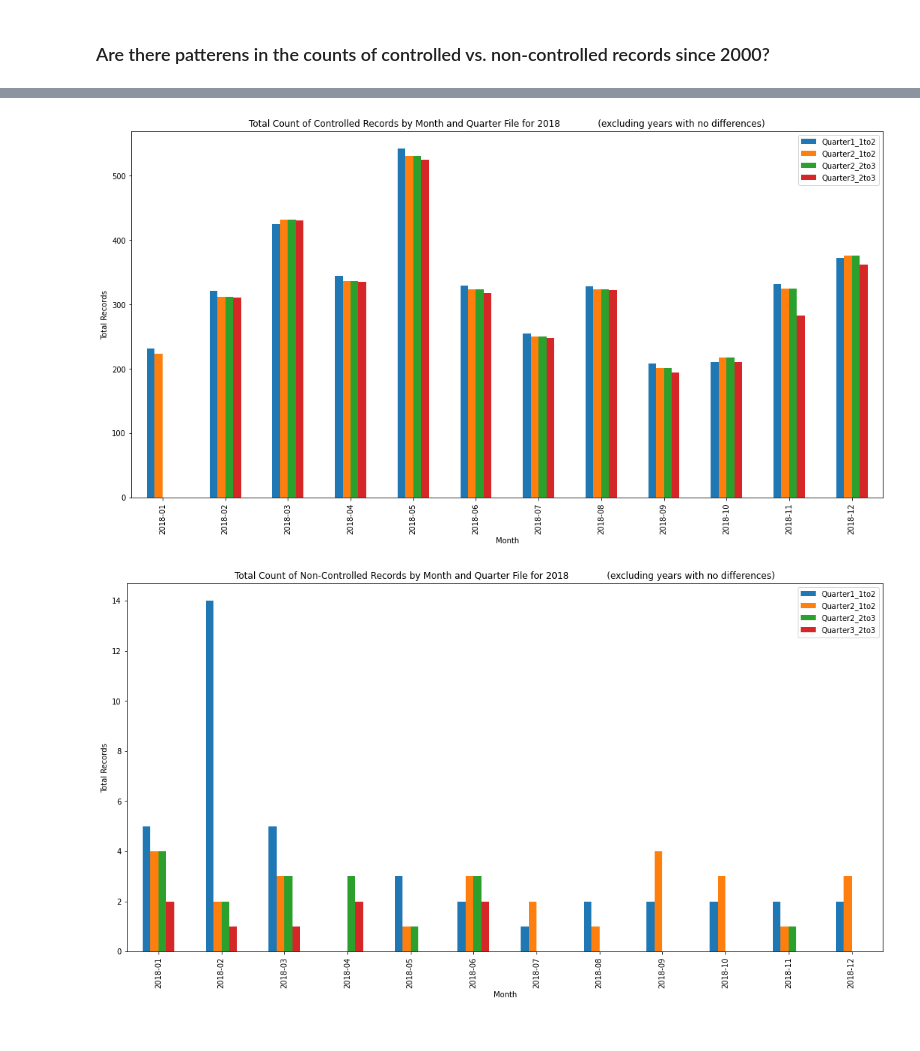
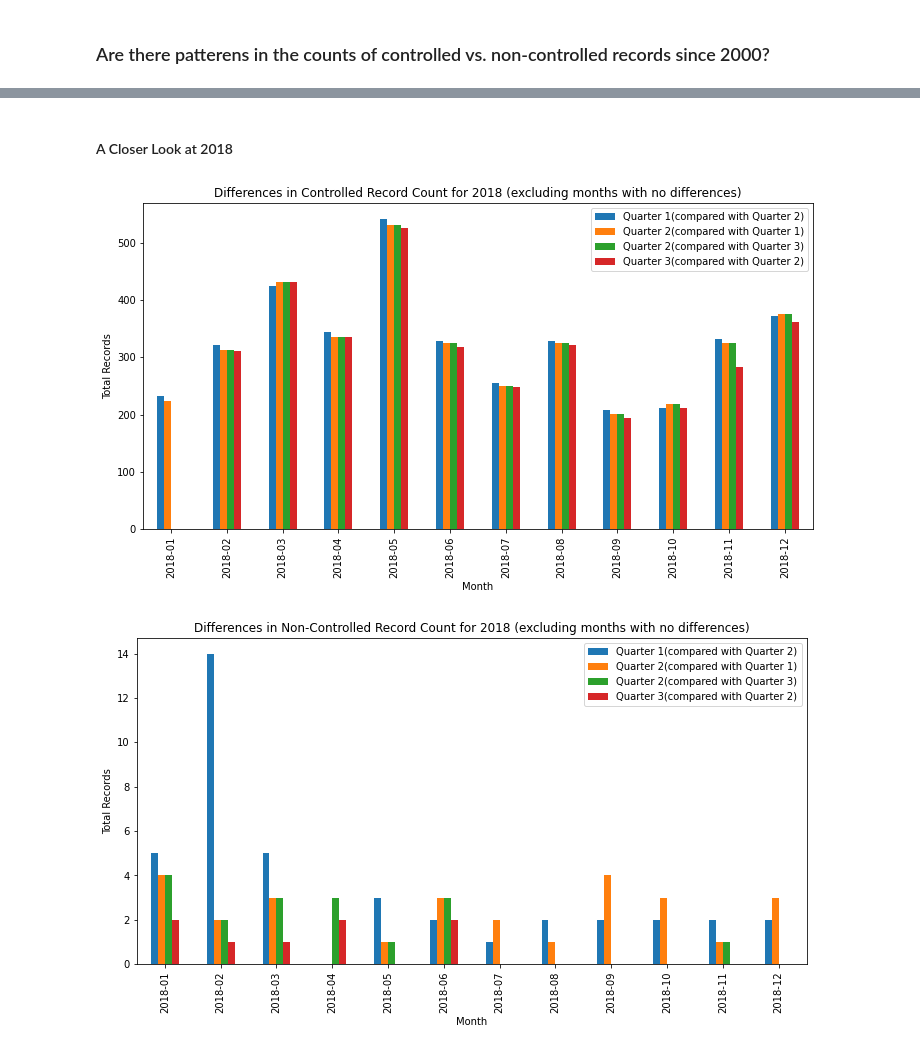
Before and after one commit to barbh1307/merge_DLA_LESO_data, a Jupyter notebook: notebooks/ExploreOriginalFiles/Inconsistancies_AllStatesAndTerritories.ipynb, the cells around one changed output, grey strips where cells are left out. Cells and saved outputs as stored; diff of their text form; code cells hidden in the pictures.

```diff
--- a/notebooks/ExploreOriginalFiles/Inconsistancies_AllStatesAndTerritories.ipynb
+++ b/notebooks/ExploreOriginalFiles/Inconsistancies_AllStatesAndTerritories.ipynb
@@ -240,40 +296,44 @@ Exploring the differences month-by-month in the year 2018 doesn't reveal pattern
+# %% [markdown]
+#### A Closer Look at 2018
 # %%
 #    Explore patterns in controlled records of dataframes for 2018
-month_between_t1c_and_t2c = differences_by_time('M', '2018-01-01', '2018-12-31', controlled1, controlled2)
-month_between_t2c_and_t3c = differences_by_time('M', '2018-01-01', '2018-12-31', controlled2, controlled3)
+month_diff_trans1c_and_trans2c = differences_by_time('M', '2018-01-01', '2018-12-31', controlled1, controlled2)
+month_diff_trans2c_and_trans3c = differences_by_time('M', '2018-01-01', '2018-12-31', controlled2, controlled3)
 
-month_compare_controlled = month_between_t1c_and_t2c.\
-                                    merge(month_between_t2c_and_t3c, how='outer',
+month_compare_controlled = month_diff_trans1c_and_trans2c.\
+                                    merge(month_diff_trans2c_and_trans3c, how='outer',
                                           left_index=True, right_index=True, suffixes=['_first','_second'])
-month_compare_controlled.columns = ['Quarter1_1to2','Quarter2_1to2','Quarter2_2to3','Quarter3_2to3']
+month_compare_controlled.columns = ['Quarter 1(compared with Quarter 2)','Quarter 2(compared with Quarter 1)',
+                                    'Quarter 2(compared with Quarter 3)','Quarter 3(compared with Quarter 2)']
 month_compare_controlled = month_compare_controlled.fillna(0).astype(int)
 month_compare_controlled.index = month_compare_controlled.index.to_period('m')
 
 #    Make a graph
-title_str = 'Total Count of Controlled Records by Month and Quarter File for 2018 \
-            (excluding years with no differences)'
-ax = month_compare_controlled.plot.bar(rot=90, figsize=(18,9), legend=True,
+title_str = 'Differences in Controlled Record Count for 2018 \
+(excluding months with no differences)'
+ax = month_compare_controlled.plot.bar(rot=90, figsize=(12,6), legend=True,
                                        xlabel='Month', ylabel='Total Records',
                                        title=title_str)
 # %% [output]
-[figure, old version]
+[figure, new version]
 # %%
 #    Explore patterns in non-controlled records of dataframes for 2018
-month_between_t1nc_and_t2nc = differences_by_time('M', '2018-01-01', '2018-12-31', noncontrolled1, noncontrolled2)
-month_between_t2nc_and_t3nc = differences_by_time('M', '2018-01-01', '2018-12-31', noncontrolled2, noncontrolled3)
+month_diff_trans1nc_and_trans2nc = differences_by_time('M', '2018-01-01', '2018-12-31', noncontrolled1, noncontrolled2)
+month_diff_trans2nc_and_trans3nc = differences_by_time('M', '2018-01-01', '2018-12-31', noncontrolled2, noncontrolled3)
 
-month_compare_noncontrolled = month_between_t1nc_and_t2nc.\
-                                    merge(month_between_t2nc_and_t3nc, how='outer',
+month_compare_noncontrolled = month_diff_trans1nc_and_trans2nc.\
+                                    merge(month_diff_trans2nc_and_trans3nc, how='outer',
                                           left_index=True, right_index=True, suffixes=['_first','_second'])
-month_compare_noncontrolled.columns = ['Quarter1_1to2','Quarter2_1to2','Quarter2_2to3','Quarter3_2to3']
+month_compare_noncontrolled.columns = ['Quarter 1(compared with Quarter 2)','Quarter 2(compared with Quarter 1)',
+                                       'Quarter 2(compared with Quarter 3)','Quarter 3(compared with Quarter 2)']
 month_compare_noncontrolled = month_compare_noncontrolled.fillna(0).astype(int)
 month_compare_noncontrolled.index = month_compare_noncontrolled.index.to_period('m')
 
 #    Make a graph
-title_str = 'Total Count of Non-Controlled Records by Month and Quarter File for 2018 \
-            (excluding years with no differences)'
-ax = month_compare_noncontrolled.plot.bar(rot=90, figsize=(18,9), legend=True,
+title_str = 'Differences in Non-Controlled Record Count for 2018 \
+(excluding months with no differences)'
+ax = month_compare_noncontrolled.plot.bar(rot=90, figsize=(12,6), legend=True,
                                           xlabel='Month', ylabel='Total Records',
                                           title=title_str)
 # %% [output]
-[figure, old version]
+[figure, new version]
```
Also changed, not shown: parts of 19 cells of this notebook.
